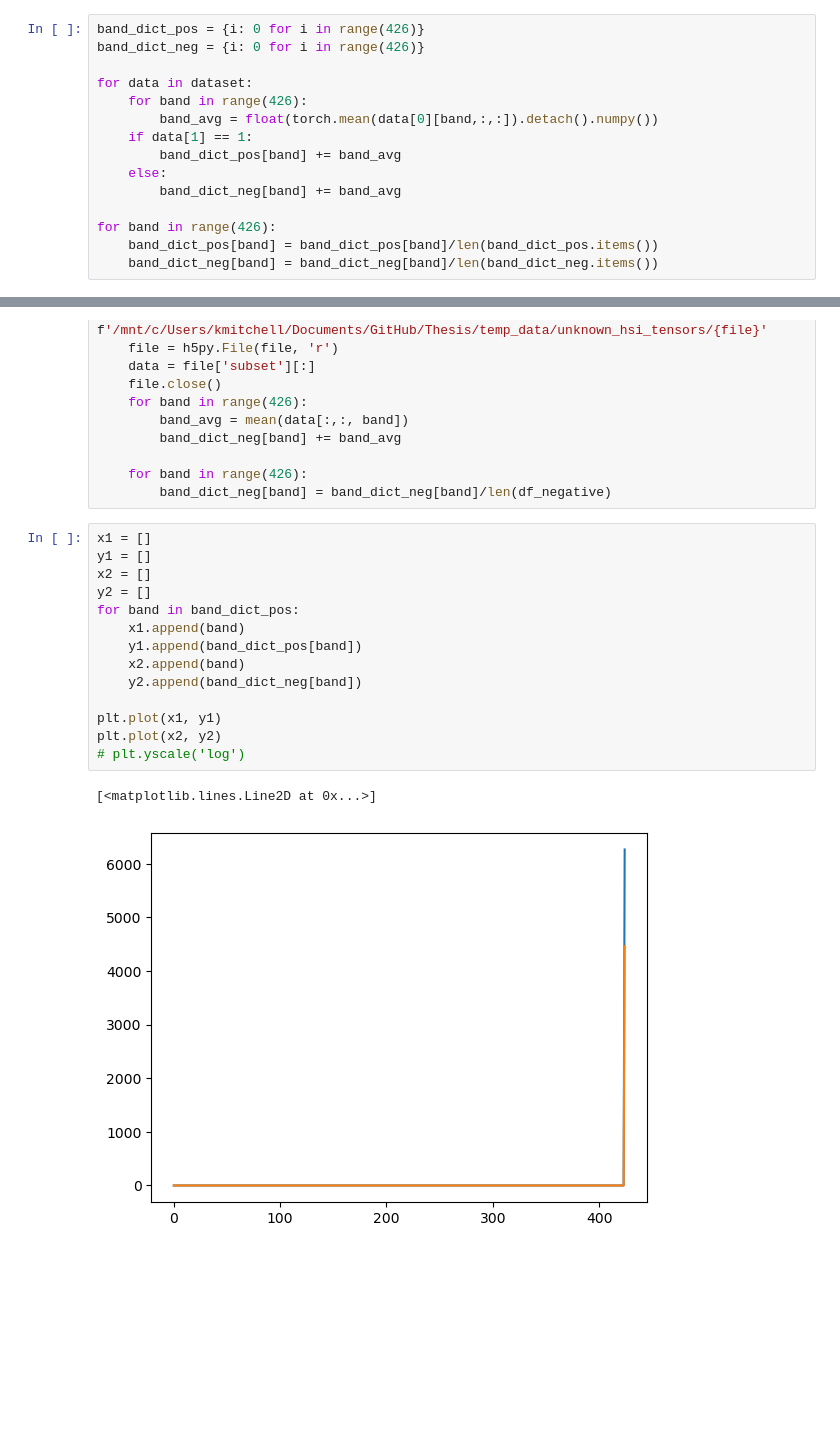
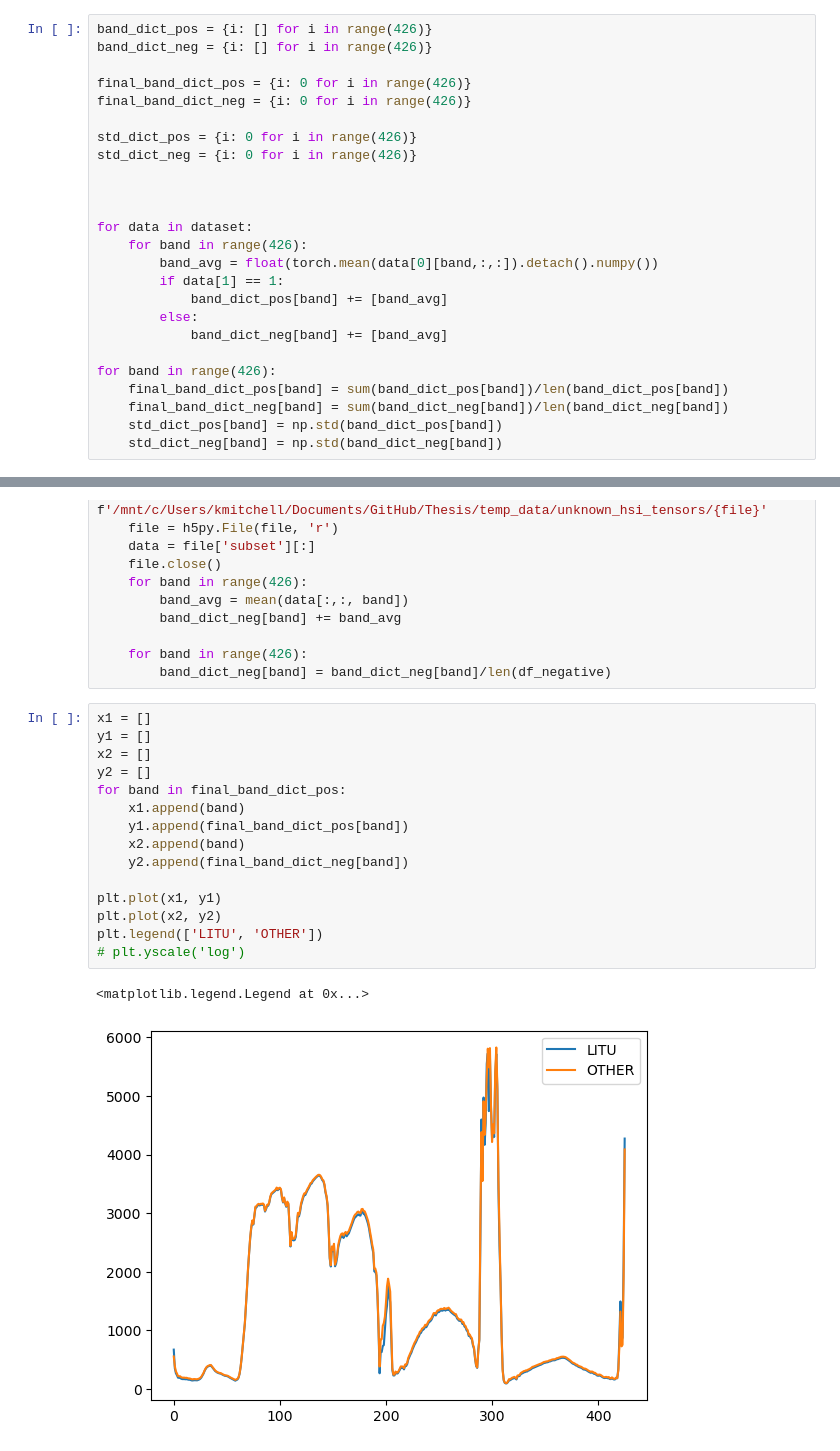
Before and after one commit to Kenneth-Mitchell/HMC-Thesis, a Jupyter notebook: scripts/figures.ipynb, the cells around one changed output, grey strips where cells are left out. Drawn from its saved outputs; the diff is of its cells as text; blank space fills up the shorter version.

Commit message:
species prediction and figure generation

```diff
--- a/scripts/figures.ipynb
+++ b/scripts/figures.ipynb
@@ -111,20 +111,30 @@ class CustomDataset(Dataset):
 
 dataset = CustomDataset(df)
 # %%
-band_dict_pos = {i: 0 for i in range(426)}
-band_dict_neg = {i: 0 for i in range(426)}
+band_dict_pos = {i: [] for i in range(426)}
+band_dict_neg = {i: [] for i in range(426)}
+
+final_band_dict_pos = {i: 0 for i in range(426)}
+final_band_dict_neg = {i: 0 for i in range(426)}
+
+std_dict_pos = {i: 0 for i in range(426)}
+std_dict_neg = {i: 0 for i in range(426)}
+
+
 
 for data in dataset:
     for band in range(426):
         band_avg = float(torch.mean(data[0][band,:,:]).detach().numpy())
-    if data[1] == 1:
-        band_dict_pos[band] += band_avg
-    else:
-        band_dict_neg[band] += band_avg
+        if data[1] == 1:
+            band_dict_pos[band] += [band_avg]
+        else:
+            band_dict_neg[band] += [band_avg]
 
 for band in range(426):
-    band_dict_pos[band] = band_dict_pos[band]/len(band_dict_pos.items())
-    band_dict_neg[band] = band_dict_neg[band]/len(band_dict_neg.items())
+    final_band_dict_pos[band] = sum(band_dict_pos[band])/len(band_dict_pos[band])
+    final_band_dict_neg[band] = sum(band_dict_neg[band])/len(band_dict_neg[band])
+    std_dict_pos[band] = np.std(band_dict_pos[band])
+    std_dict_neg[band] = np.std(band_dict_neg[band])
 # %%
 df = pd.read_csv('/mnt/c/Users/kmitchell/Documents/GitHub/Thesis/temp_data/hsi_tensors/master.csv')
 df_positive = df[df['taxonID_y'] == 'LITU']
@@ -161,17 +171,18 @@ for row in df_negative.iterrows():
 # %%
 x1 = []
 y1 = []
 x2 = []
 y2 = []
-for band in band_dict_pos:
+for band in final_band_dict_pos:
     x1.append(band)
-    y1.append(band_dict_pos[band])
+    y1.append(final_band_dict_pos[band])
     x2.append(band)
-    y2.append(band_dict_neg[band])
+    y2.append(final_band_dict_neg[band])
 
 plt.plot(x1, y1)
 plt.plot(x2, y2)
+plt.legend(['LITU', 'OTHER'])
 # plt.yscale('log')
 # %% [output]
-[<matplotlib.lines.Line2D at 0x...>]
+<matplotlib.legend.Legend at 0x...>
-[figure, old version]
+[figure, new version]
```
Also changed, not shown: parts of 15 cells of this notebook, 1 other file.
